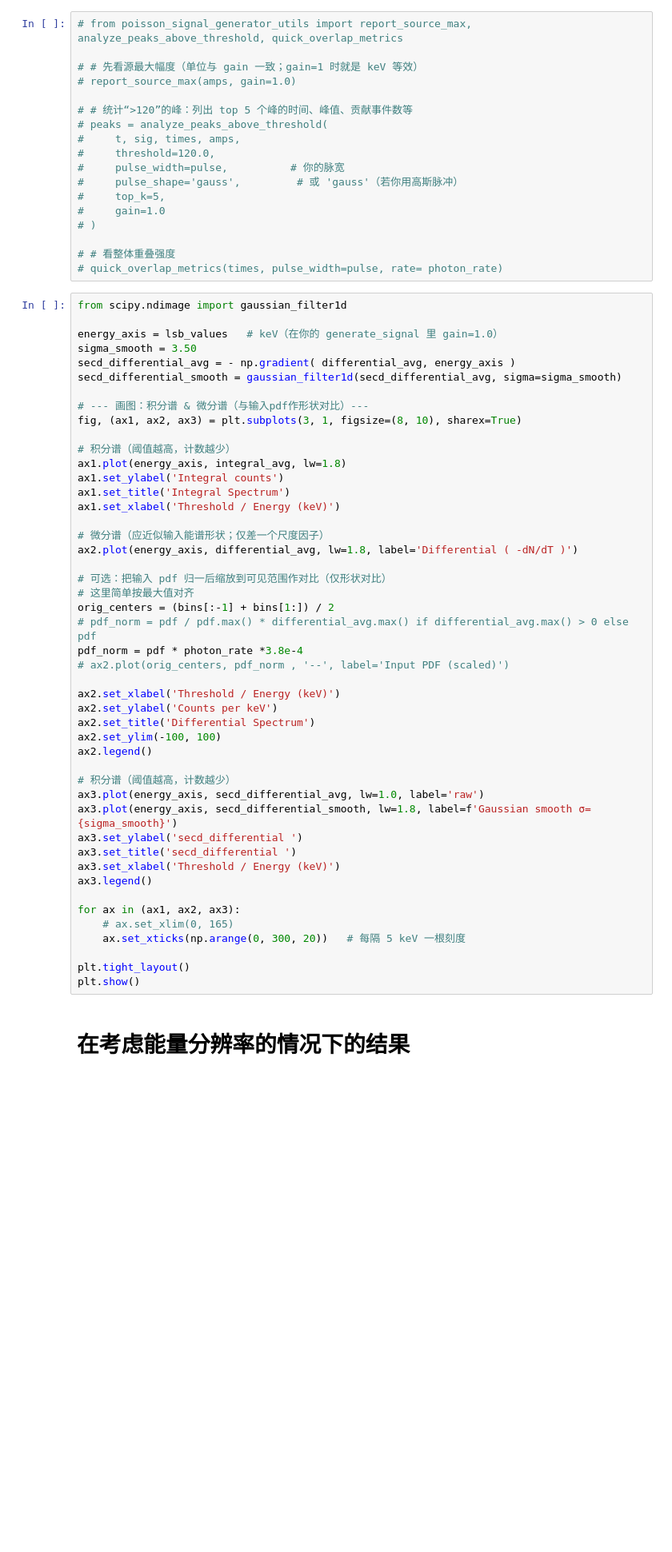
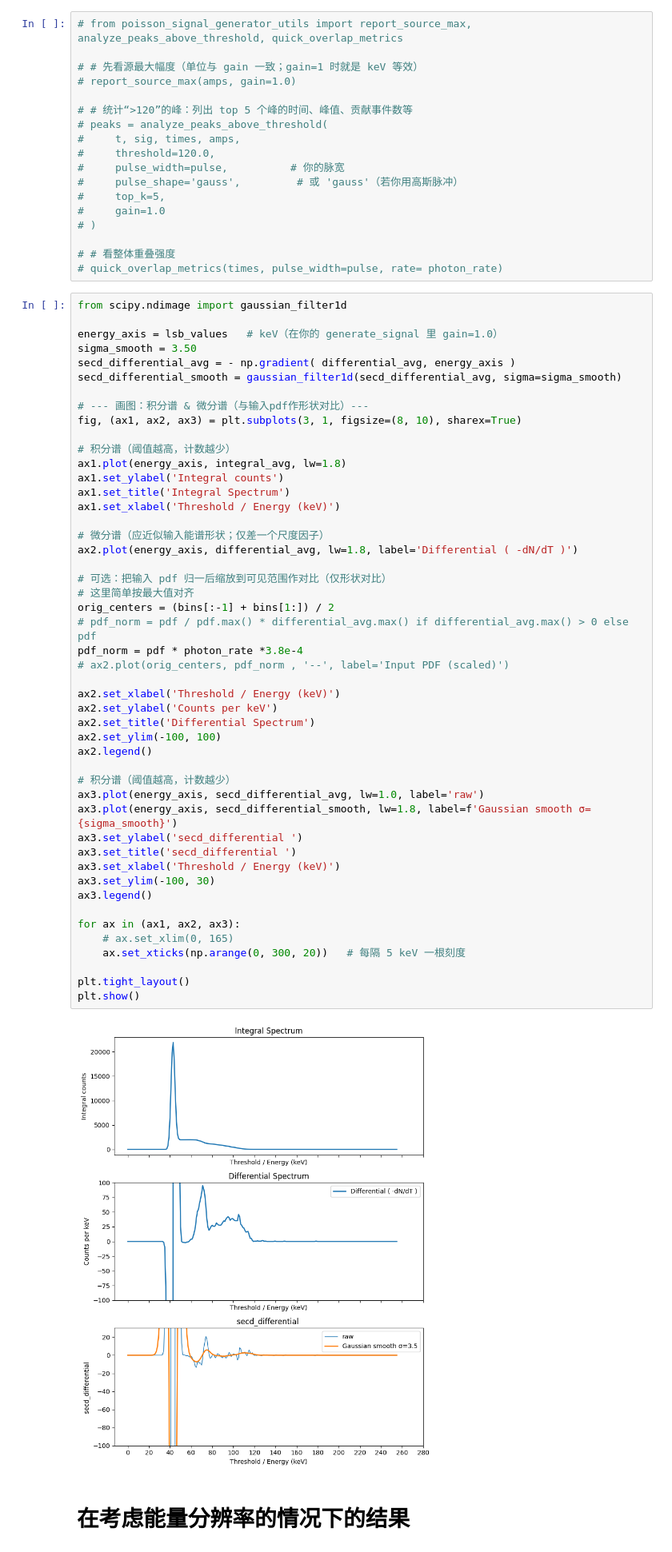
Before and after one commit to lifei-china/PhotonDetector, a Jupyter notebook: poisson_signal_generator.ipynb, the cells around one changed output. Shown at 80% size. Cells and saved outputs as stored; diff of their text form; blank space fills up the shorter version.

```diff
--- a/poisson_signal_generator.ipynb
+++ b/poisson_signal_generator.ipynb
@@ -214,33 +218,36 @@ ax1.set_xlabel('Threshold / Energy (keV)')
 # 微分谱（应近似输入能谱形状；仅差一个尺度因子）
 ax2.plot(energy_axis, differential_avg, lw=1.8, label='Differential ( -dN/dT )')
 
 # 可选：把输入 pdf 归一后缩放到可见范围作对比（仅形状对比）
 # 这里简单按最大值对齐
 orig_centers = (bins[:-1] + bins[1:]) / 2
 # pdf_norm = pdf / pdf.max() * differential_avg.max() if differential_avg.max() > 0 else pdf
 pdf_norm = pdf * photon_rate *3.8e-4
 # ax2.plot(orig_centers, pdf_norm , '--', label='Input PDF (scaled)')
 
 ax2.set_xlabel('Threshold / Energy (keV)')
 ax2.set_ylabel('Counts per keV')
 ax2.set_title('Differential Spectrum')
 ax2.set_ylim(-100, 100)
 ax2.legend()
 
 # 积分谱（阈值越高，计数越少）
 ax3.plot(energy_axis, secd_differential_avg, lw=1.0, label='raw')
 ax3.plot(energy_axis, secd_differential_smooth, lw=1.8, label=f'Gaussian smooth σ={sigma_smooth}')
 ax3.set_ylabel('secd_differential ')
 ax3.set_title('secd_differential ')
 ax3.set_xlabel('Threshold / Energy (keV)')
+ax3.set_ylim(-100, 30)
 ax3.legend()
 
 for ax in (ax1, ax2, ax3):
     # ax.set_xlim(0, 165)
     ax.set_xticks(np.arange(0, 300, 20))   # 每隔 5 keV 一根刻度
 
 plt.tight_layout()
 plt.show()
+# %% [output]
+[figure, added]
 # %% [markdown]
 # 在考虑能量分辨率的情况下的结果
 # %%
```
Also changed, not shown: parts of 2 cells of this notebook, 15 other files.
